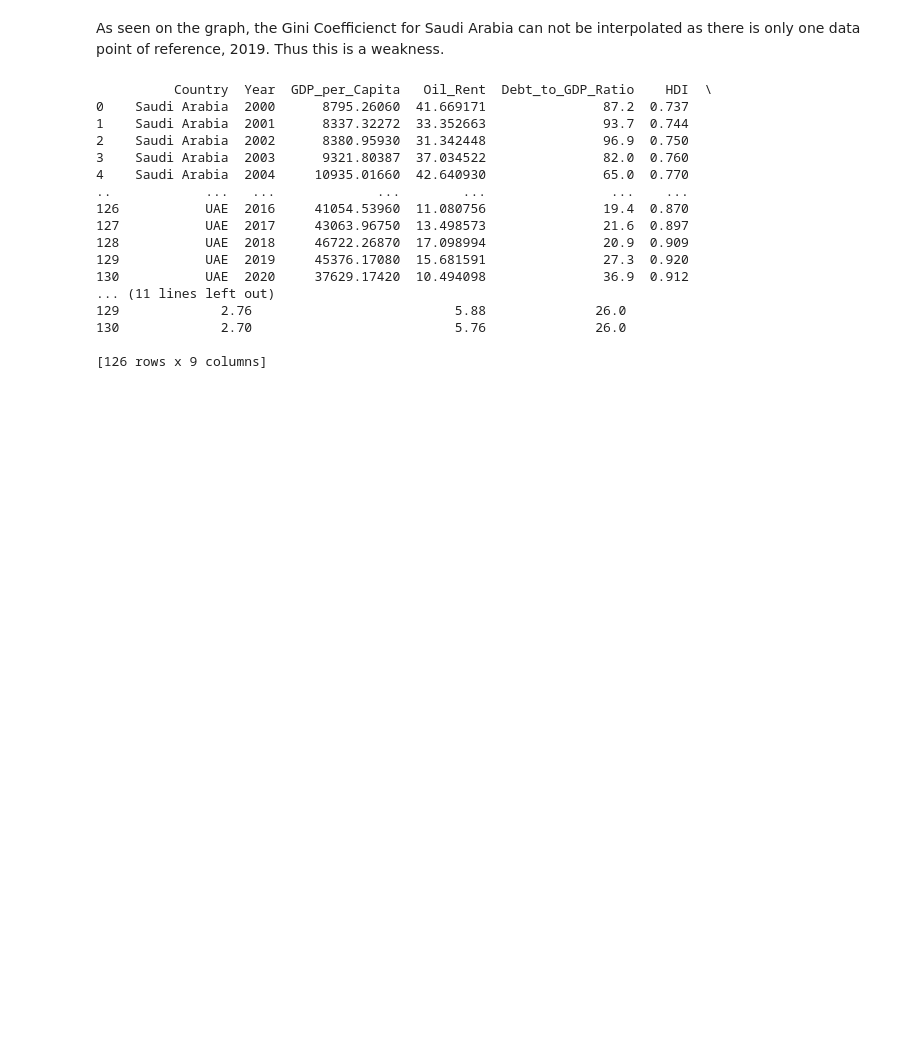
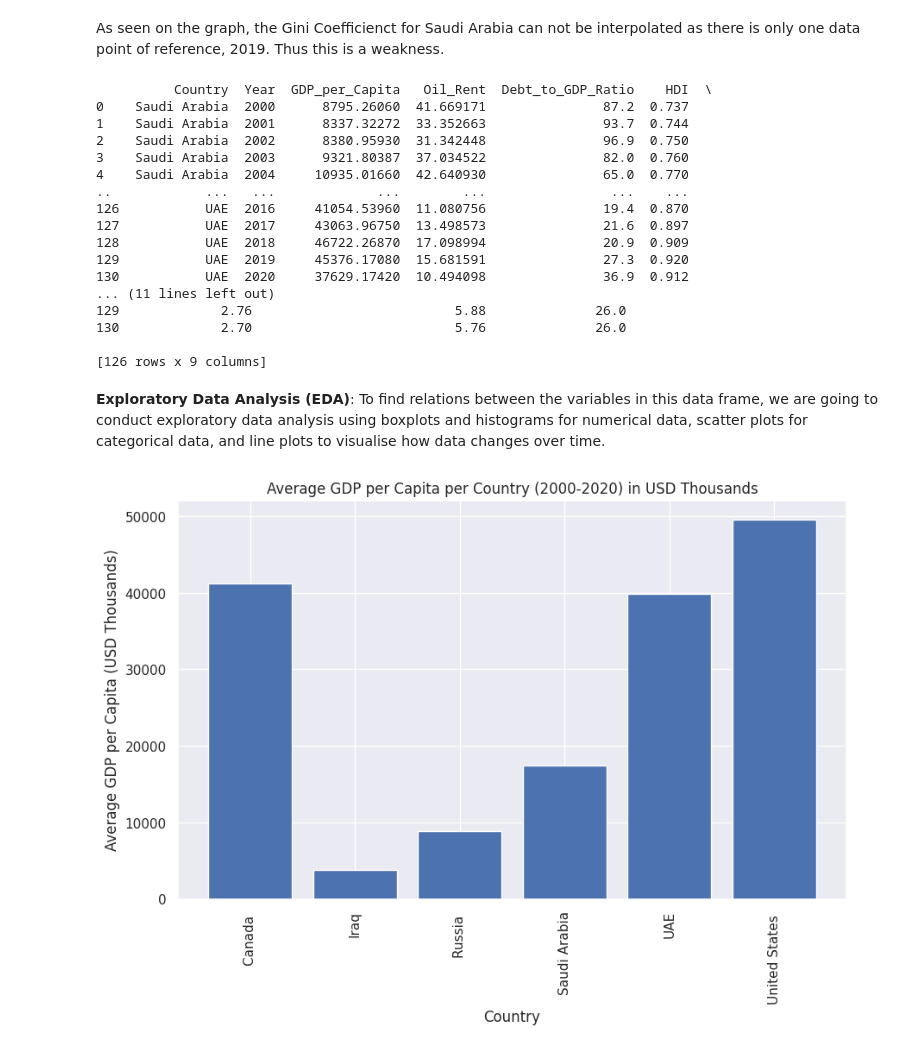
Before and after one commit to winstonlingga/QM2Gr13, a Jupyter notebook: Phase1.ipynb, the cells around one changed output. Saved outputs shown, nothing was run; the diff lists cells and outputs as text; code cells hidden in the pictures; blank space fills up the shorter version.

```diff
--- a/Phase1.ipynb
+++ b/Phase1.ipynb
@@ -131,3 +131,6 @@ print(df)
 130             2.70                          5.76              26.0
 
 [126 rows x 9 columns]
+# %% [markdown]
+**Exploratory Data Analysis (EDA)**:
+To find relations between the variables in this data frame, we are going to conduct exploratory data analysis using boxplots and histograms for numerical data, scatter plots for categorical data, and line plots to visualise how data changes over time.
@@ -133,0 +139,12 @@ print(df)
+# %%
+# Histogram
+country_gdp = df.groupby('Country')['GDP_per_Capita'].mean().reset_index()
+plt.figure(figsize=(10,6))
+plt.bar(country_gdp['Country'], country_gdp['GDP_per_Capita'])
+plt.title('Average GDP per Capita per Country (2000-2020) in USD Thousands')
+plt.xlabel('Country')
+plt.ylabel('Average GDP per Capita (USD Thousands)')
+plt.xticks(rotation=90)  # Rotate country names for better readability
+plt.show()
+# %% [output]
+[figure, added]
```
Also changed, not shown: parts of 10 cells of this notebook.
